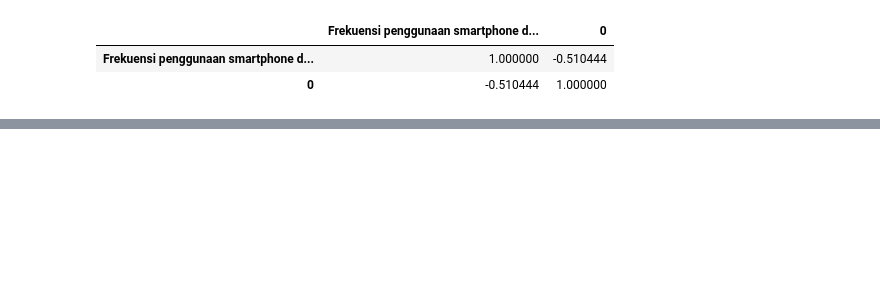
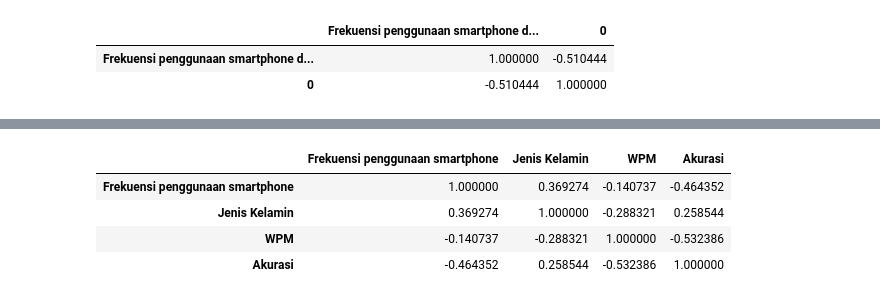
Before and after one commit to tdimk2023p/final-project-bahybintang, a Jupyter notebook: code/main.ipynb, the cells around one changed output, grey strips where cells are left out. Cells and saved outputs as stored; diff of their text form; code cells hidden in the pictures; blank space fills up the shorter version.

```diff
--- a/code/main.ipynb
+++ b/code/main.ipynb
@@ -343,0 +345,17 @@ combined_eng_nswipe.corr()
+# %%
+# Correlation between frequency and WPM in Java (Non-Swipe)
+combined_java_nswipe = pd.concat(
+    [df_frequency, df_gender, df_java_nswipe_wpm_mean, df_java_nswipe_acc_mean], axis=1)
+combined_java_nswipe['Frekuensi penggunaan smartphone dalam sehari'].replace(
+    {'Kurang dari 1 jam': 1, '1-2 jam': 2, '3-4 jam': 3, '5-6 jam': 4, '7-8 jam': 5, 'Lebih dari 8 jam': 6}, inplace=True)
+combined_java_nswipe['Jenis Kelamin'].replace(
+    {'Laki-laki': 1, 'Perempuan': 2}, inplace=True)
+combined_java_nswipe.rename({'Frekuensi penggunaan smartphone dalam sehari':
+                           'Frekuensi penggunaan smartphone', 0: 'WPM', 1: 'Akurasi'}, axis=1, inplace=True)
+combined_java_nswipe.corr(method='pearson')
+# %% [output]
+|  | Frekuensi penggunaan smartphone | Jenis Kelamin | WPM | Akurasi |
+| Frekuensi penggunaan smartphone | 1.000000 | 0.369274 | -0.140737 | -0.464352 |
+| Jenis Kelamin | 0.369274 | 1.000000 | -0.288321 | 0.258544 |
+| WPM | -0.140737 | -0.288321 | 1.000000 | -0.532386 |
+| Akurasi | -0.464352 | 0.258544 | -0.532386 | 1.000000 |
```
Also changed, not shown: parts of 4 cells of this notebook, 2 other files.
